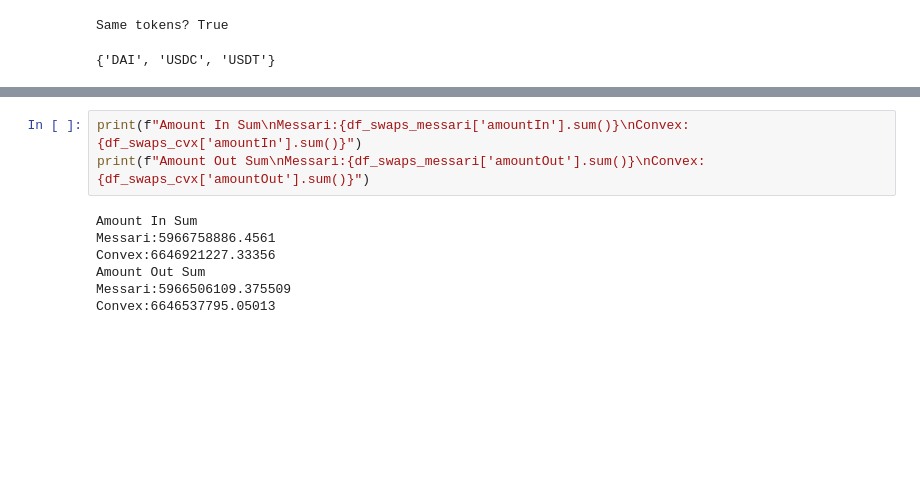
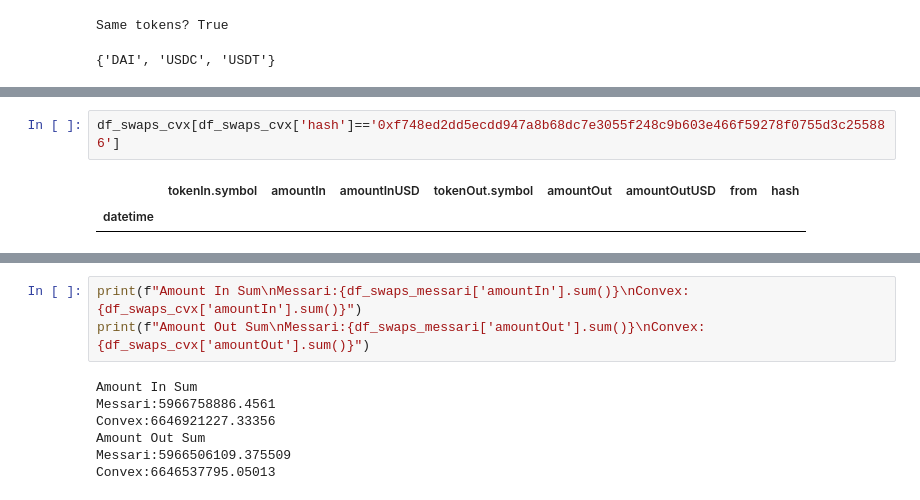
Before and after one commit to xenophonlabs/curve-lp-metrics, a Jupyter notebook: old/compare.ipynb, the cells around one changed output, grey strips where cells are left out. Drawn from its saved outputs; the diff is of its cells as text; blank space fills up the shorter version.

```diff
--- a/old/compare.ipynb
+++ b/old/compare.ipynb
@@ -88,0 +112,5 @@ Convex:7166
+# %%
+df_swaps_cvx[df_swaps_cvx['hash']=='0xf748ed2dd5ecdd947a8b68dc7e3055f248c9b603e466f59278f0755d3c255886']
+# %% [output]
+|  | tokenIn.symbol | amountIn | amountInUSD | tokenOut.symbol | amountOut | amountOutUSD | from | hash |
+| datetime |  |  |  |  |  |  |  |  |
```
Also changed, not shown: parts of 12 cells of this notebook, 9 other files.
